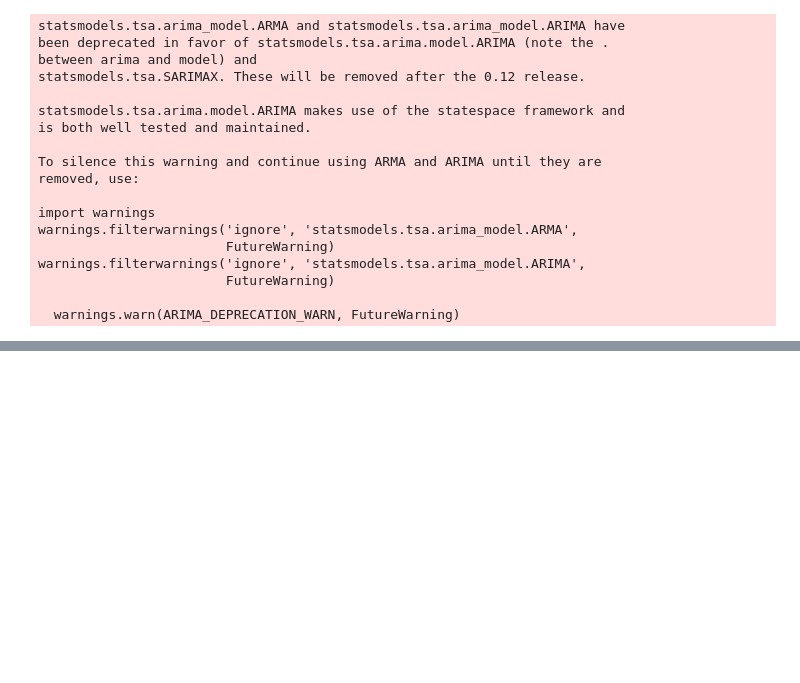
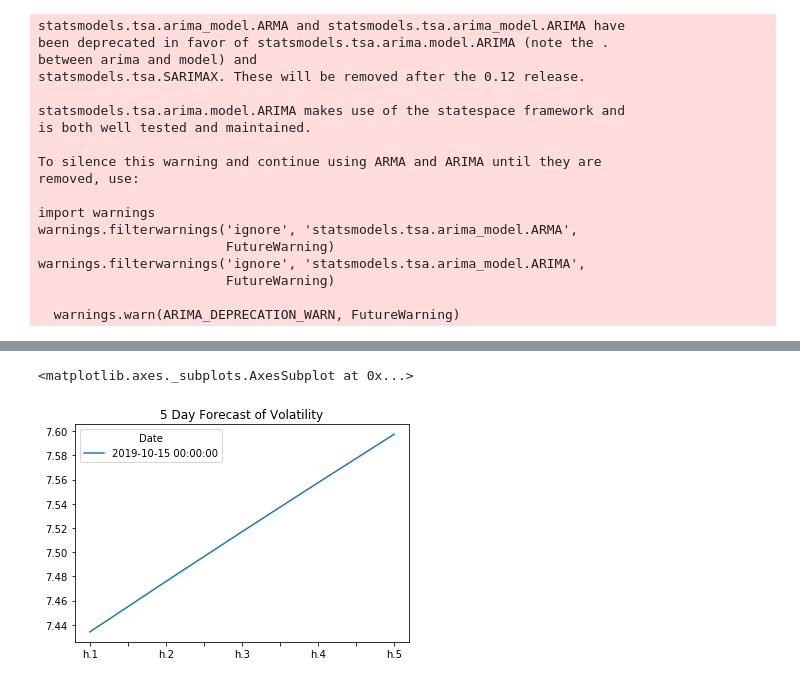
Before and after one commit to maxla777/Time-series, a Jupyter notebook: time_series_analysis.ipynb, the cells around one changed output, grey strips where cells are left out. Cells and saved outputs as stored; diff of their text form; code cells hidden in the pictures; blank space fills up the shorter version.

```diff
--- a/time_series_analysis.ipynb
+++ b/time_series_analysis.ipynb
@@ -215,0 +256,4 @@ Roots
+# %%
+ # Find the last day of the dataset
+last_day = returns.index.max().strftime('%Y-%m-%d')
+last_day
@@ -215,0 +262,9 @@ Roots
+# %%
+ # Create a 5 day forecast of volatility
+forecast_horizon = 5
+# Start the forecast using the last_day calculated above
+forecasts = results2.forecast(start=last_day, horizon = forecast_horizon)
+# %%
+# Annualize the forecast
+intermediate = np.sqrt(forecasts.variance.dropna() * 252)
+intermediate.head()
@@ -215,0 +275,4 @@ Roots
+# %%
+ # Transpose the forecast so that it is easier to plot
+final = intermediate.dropna().T
+final.head()
@@ -215,0 +286,5 @@ Roots
+# %%
+final.plot(title = "5 Day Forecast of Volatility")
+# %% [output]
+<matplotlib.axes._subplots.AxesSubplot at 0x...>
+[figure, added]
```
Also changed, not shown: parts of 12 cells of this notebook.
